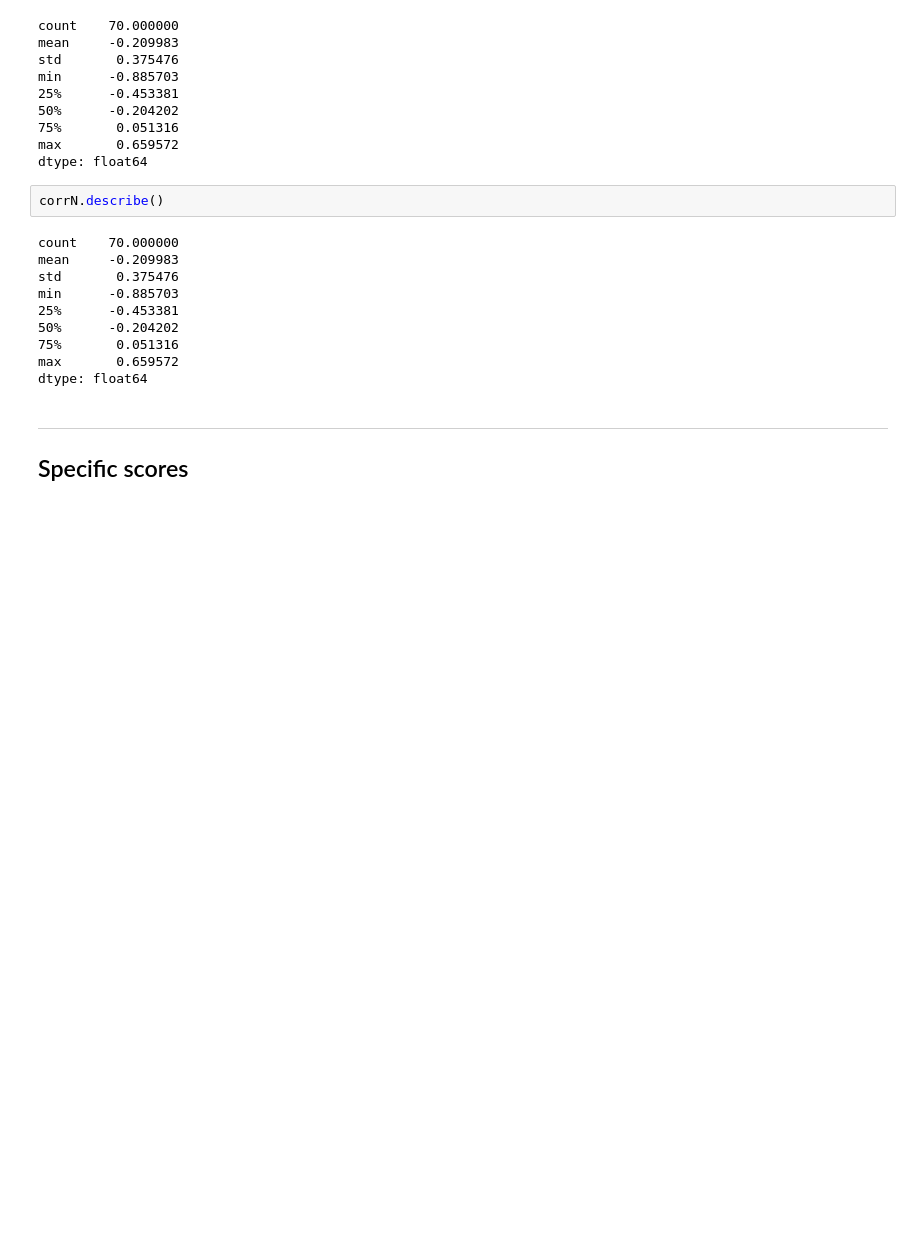
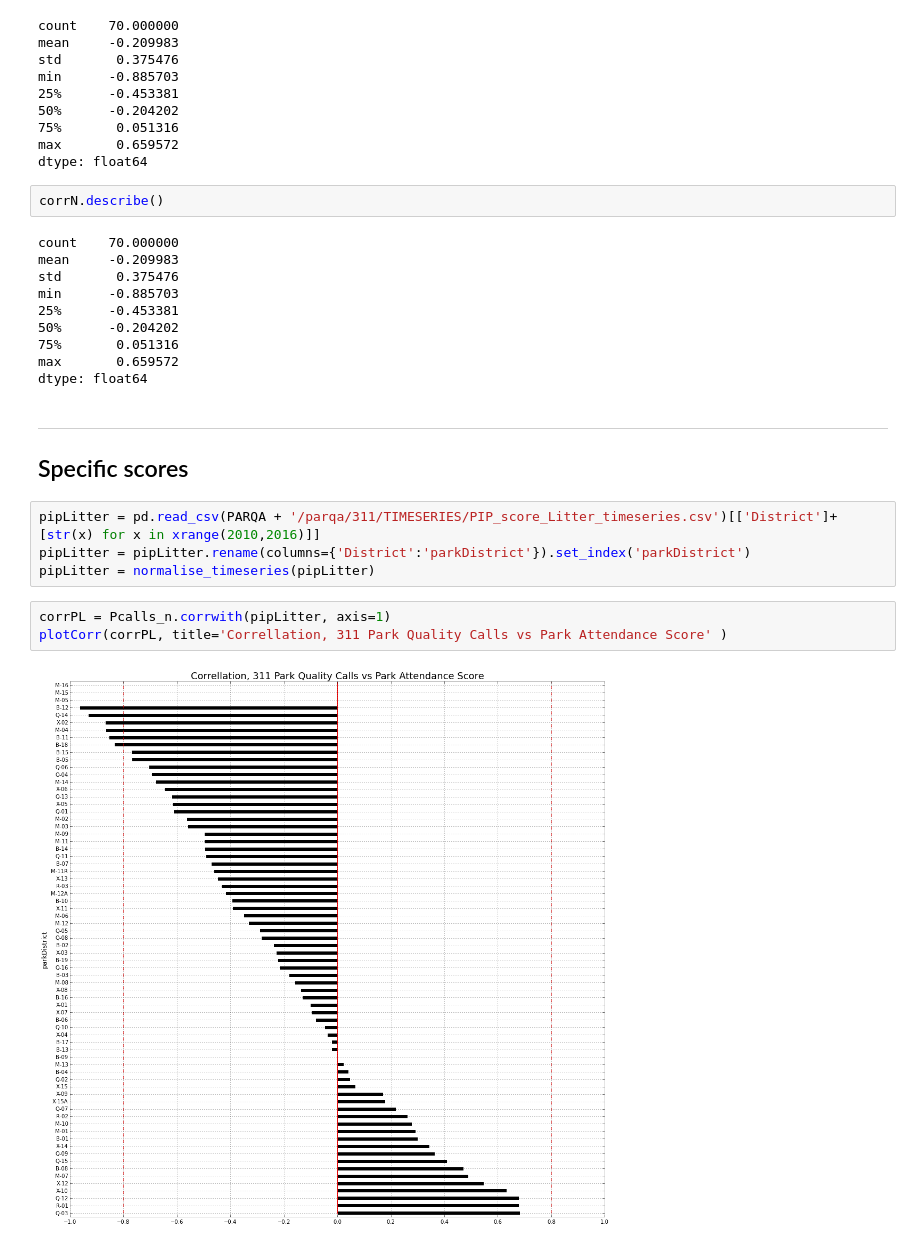
Before and after one commit to gdobler/parqa, a Jupyter notebook: 311/6_Timeseries_corellation.ipynb, the cells around one changed output. Drawn from its saved outputs; the diff is of its cells as text; blank space fills up the shorter version.

Commit message:
Litter complains

```diff
--- a/311/6_Timeseries_corellation.ipynb
+++ b/311/6_Timeseries_corellation.ipynb
@@ -203,3 +203,12 @@ dtype: float64
 ----------------
 
 ## Specific scores
+# %%
+pipLitter = pd.read_csv(PARQA + '/parqa/311/TIMESERIES/PIP_score_Litter_timeseries.csv')[['District']+ [str(x) for x in xrange(2010,2016)]]
+pipLitter = pipLitter.rename(columns={'District':'parkDistrict'}).set_index('parkDistrict')
+pipLitter = normalise_timeseries(pipLitter)
+# %%
+corrPL = Pcalls_n.corrwith(pipLitter, axis=1)
+plotCorr(corrPL, title='Correllation, 311 Park Quality Calls vs Park Attendance Score' )
+# %% [output]
+[figure, added]
```
Also changed, not shown: parts of 7 cells of this notebook.
